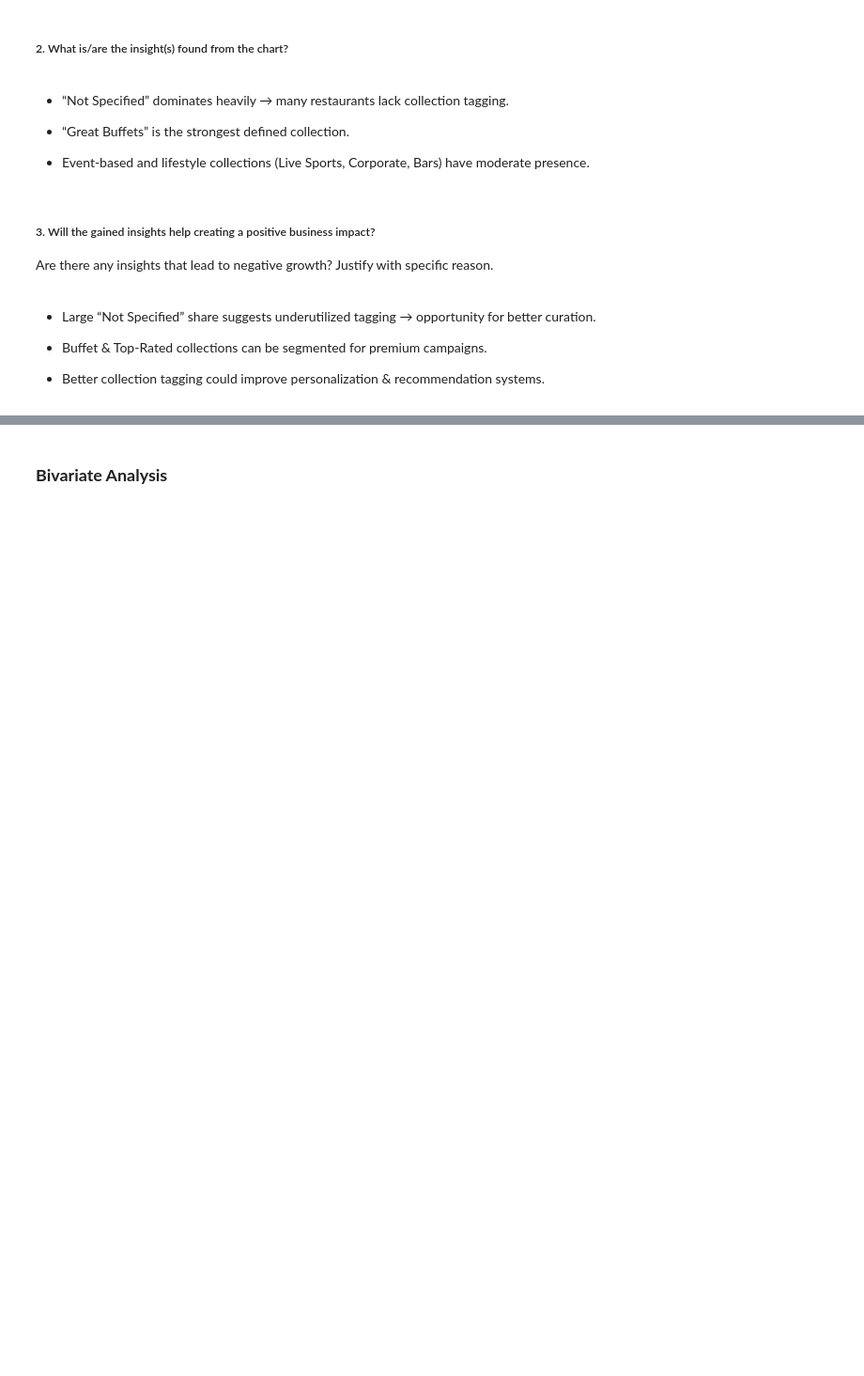
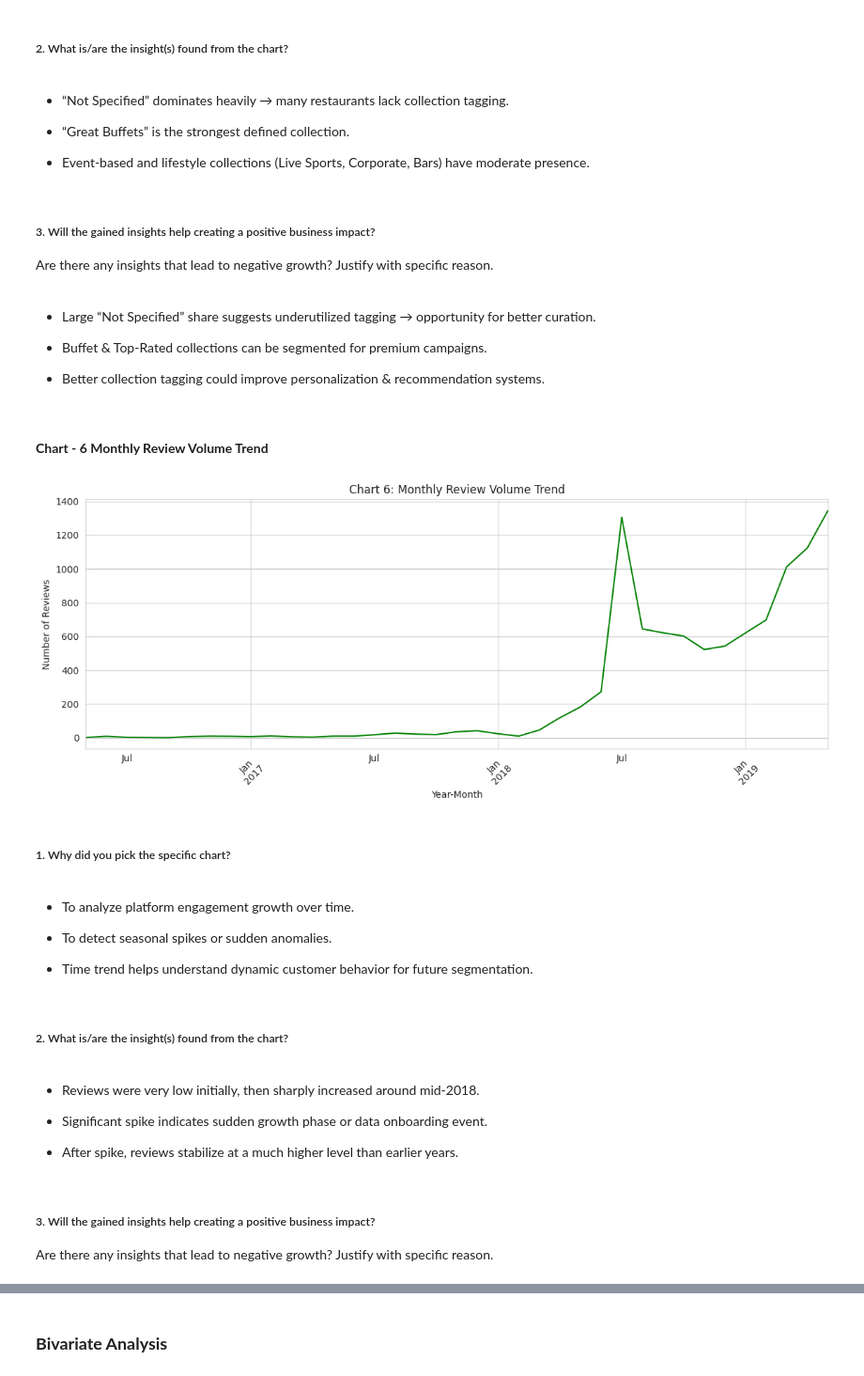
Before and after one commit to Sagarjain93/Machine-Learning-Portfolio, a Jupyter notebook: 03_ML_Practice/Zomato_Restaurant_Clustering/notebook/02_EDA.ipynb, the cells around one changed output, grey strips where cells are left out. Shown at 94% size. Saved outputs shown, nothing was run; the diff lists cells and outputs as text; code cells hidden in the pictures; blank space fills up the shorter version.

```diff
--- a/03_ML_Practice/Zomato_Restaurant_Clustering/notebook/02_EDA.ipynb
+++ b/03_ML_Practice/Zomato_Restaurant_Clustering/notebook/02_EDA.ipynb
@@ -1307,3 +1313,47 @@ Are there any insights that lead to negative growth? Justify with specific reaso
 *  Buffet & Top-Rated collections can be segmented for premium campaigns.
 
 *  Better collection tagging could improve personalization & recommendation systems.
+# %% [markdown]
+#### **Chart - 6 Monthly Review Volume Trend**
+# %%
+# ==========================================
+# Chart 6: Monthly Review Trend
+# ==========================================
+
+# Create year-month column
+merged_df['year_month'] = merged_df['time'].dt.to_period('M')
+
+monthly_reviews = merged_df.groupby('year_month').size()
+
+plt.figure(figsize=(12,5))
+
+monthly_reviews.plot(color='green')
+
+plt.title("Chart 6: Monthly Review Volume Trend")
+plt.xlabel("Year-Month")
+plt.ylabel("Number of Reviews")
+
+plt.xticks(rotation=45)
+plt.tight_layout()
+plt.show()
+# %% [output]
+[figure, added]
+# %% [markdown]
+##### 1. Why did you pick the specific chart?
+# %% [markdown]
+*  To analyze platform engagement growth over time.
+
+*  To detect seasonal spikes or sudden anomalies.
+
+*  Time trend helps understand dynamic customer behavior for future segmentation.
+# %% [markdown]
+##### 2. What is/are the insight(s) found from the chart?
+# %% [markdown]
+*  Reviews were very low initially, then sharply increased around mid-2018.
+
+*  Significant spike indicates sudden growth phase or data onboarding event.
+
+*  After spike, reviews stabilize at a much higher level than earlier years.
+# %% [markdown]
+##### 3. Will the gained insights help creating a positive business impact?
+Are there any insights that lead to negative growth? Justify with specific reason.
```
Also changed, not shown: parts of 73 cells of this notebook.
